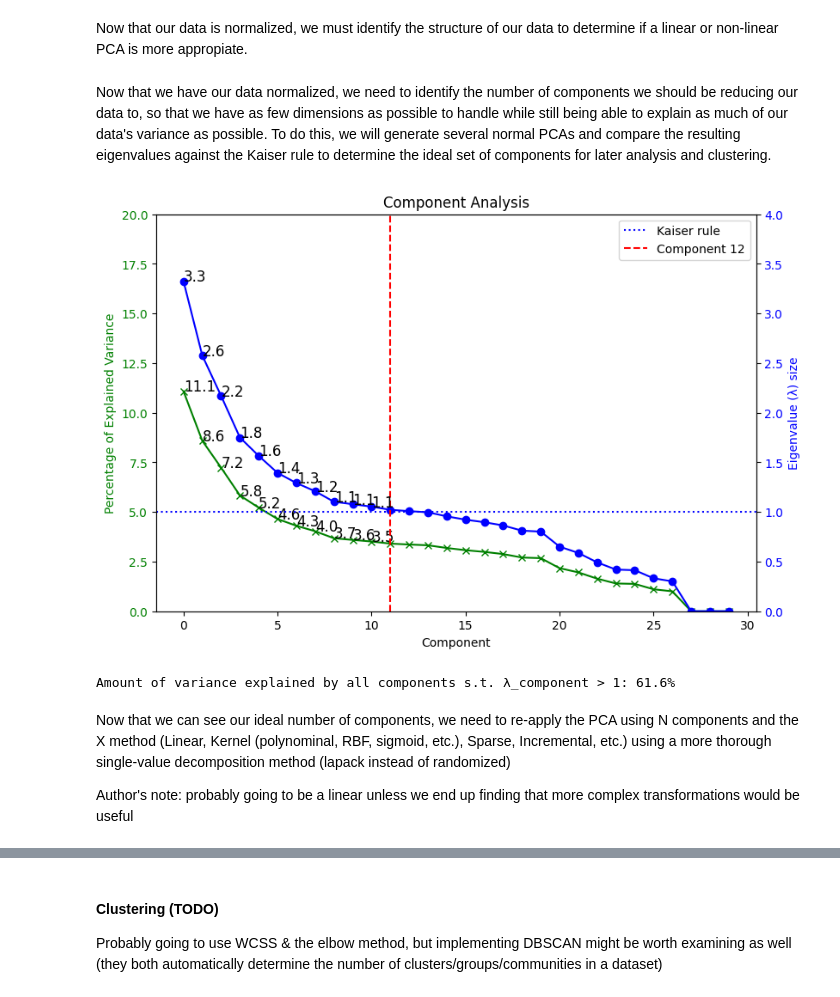
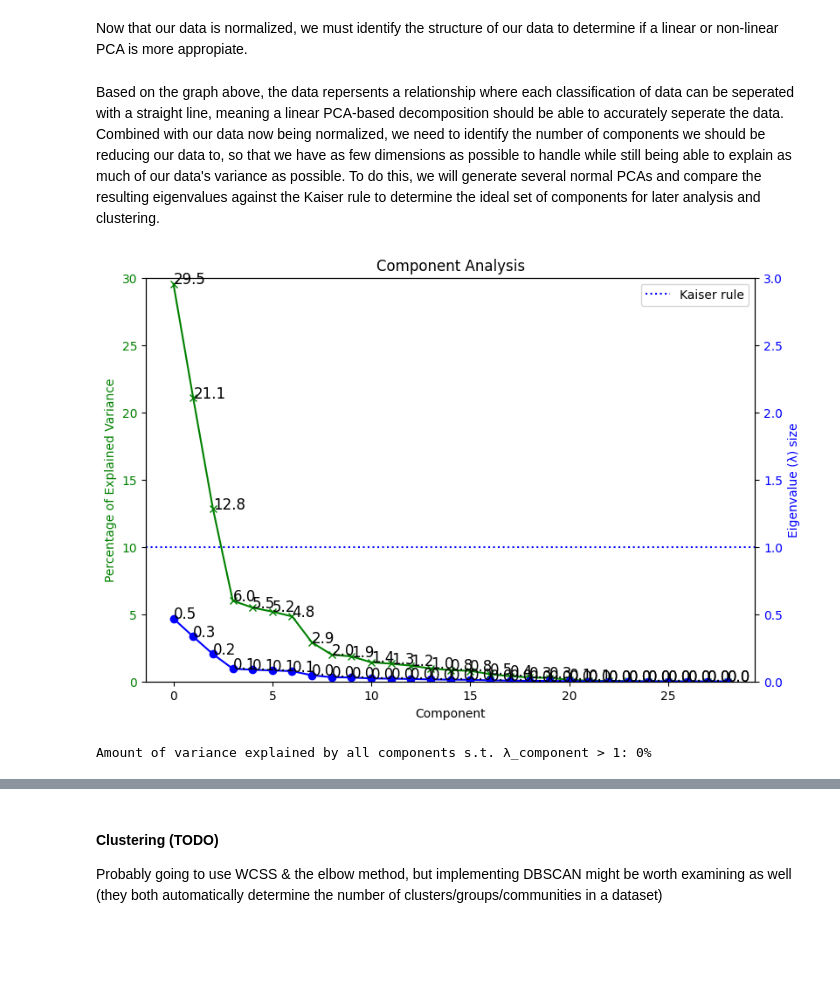
Before and after one commit to cwali09/ML-Lab-1, a Jupyter notebook: main.ipynb, the cells around one changed output, grey strips where cells are left out. Drawn from its saved outputs; the diff is of its cells as text; code cells hidden in the pictures; blank space fills up the shorter version.

Commit message:
Improve data cleaning, norm, PCA computation

```diff
--- a/main.ipynb
+++ b/main.ipynb
@@ -266,5 +266,7 @@ plt.show()
 TODO (Bryce): Add some analysis once our other methods for dimension reduction are implemented
 # %%
 from scipy.stats import zscore
+from sklearn.preprocessing import MinMaxScaler
 #TODO (Bryce): Potentially add some extra scaling/normalization features.
-df_normalized = zscore(df, axis=1)
+df_normalized = pd.DataFrame(MinMaxScaler().fit_transform(df), columns=df.columns)
+df_normalized.astype("float32", copy=False).dtypes # Move to half-precision floats for speed
@@ -271,52 +291,49 @@ df_normalized = zscore(df, axis=1)
 # %% [markdown]
 Now that our data is normalized, we must identify the structure of our data to determine if a linear or non-linear PCA is more appropiate.
 # %% [markdown]
-Now that we have our data normalized, we need to identify the number of components we should be reducing our data to, so that we have as few dimensions as possible to handle while still being able to explain as much of our data's variance as possible. To do this, we will generate several normal PCAs and compare the resulting eigenvalues against the Kaiser rule to determine the ideal set of components for later analysis and clustering.
+Based on the graph above, the data repersents a relationship where each classification of data can be seperated with a straight line, meaning a linear PCA-based decomposition should be able to accurately seperate the data. Combined with our data now being normalized, we need to identify the number of components we should be reducing our data to, so that we have as few dimensions as possible to handle while still being able to explain as much of our data's variance as possible. To do this, we will generate several normal PCAs and compare the resulting eigenvalues against the Kaiser rule to determine the ideal set of components for later analysis and clustering.
 # %%
 import matplotlib.pyplot as plt
 from sklearn.decomposition import PCA
 
-pca = PCA(n_components=df_normalized.shape[1])
-pca.fit(df_normalized)
+pca = PCA(n_components=df_normalized.shape[1], svd_solver="full")
+pca.fit_transform(df_normalized)
 
 color_var = "#008000"
 color_eig = "#0000FF"
+cutoff = 1
 fig, ax_var = plt.subplots(figsize=(9,6))
 ax_eig = ax_var.twinx()
 ax_var.set_xlabel("Component")
 ax_var.set_title("Component Analysis")
-ax_var.set_ylim(0, 20)
-ax_eig.set_ylim(0, 4)
-cutoff = 1
+ax_var.set_ylim(0, 30)
+ax_eig.set_ylim(0, 3)
 
 ax_var.plot(pca.explained_variance_ratio_ * 100, marker="x", color=color_var)
 ax_var.set_ylabel('Percentage of Explained Variance', color=color_var)
 ax_var.tick_params(axis="y", labelcolor=color_var)
 
 ax_eig.plot(pca.explained_variance_, marker="o", color=color_eig)
 ax_eig.set_ylabel("Eigenvalue (λ) size", color=color_eig)
 ax_eig.tick_params(axis="y", labelcolor=color_eig)
 ax_eig.axhline(y=cutoff, linestyle=":", label="Kaiser rule", color=color_eig)
 
 intersection = np.argwhere(np.diff(np.sign(cutoff - pca.explained_variance_))).flatten()
 if len(intersection) == 0:
-    num_components = len(final_pca.explained_variance_)
+    num_components = len(pca.explained_variance_)
 else:
     num_components = intersection[0] - 1
     ax_eig.axvline(x=num_components, linestyle="dashed", label="Component %d" %(num_components + 1), color="red")
 sum = 0
 for index in range(num_components):
-    sum = sum + (pca.explained_variance_ratio_[index] * 100).round(1)
+    if(len(intersection) > 0):
+        sum = sum + (pca.explained_variance_ratio_[index] * 100).round(1)
     ax_var.text(index, pca.explained_variance_ratio_[index] * 100, (pca.explained_variance_ratio_[index] * 100).round(1), size=12)
     ax_eig.text(index, pca.explained_variance_[index], pca.explained_variance_[index].round(1), size=12)
 
 ax_eig.legend(loc="upper right")
 plt.show()
 print("Amount of variance explained by all components s.t. λ_component > 1: " + str(sum) + "%")
 # %% [output]
-[figure, old version]
+[figure, new version]
-Amount of variance explained by all components s.t. λ_component > 1: 61.6%
+Amount of variance explained by all components s.t. λ_component > 1: 0%
-# %% [markdown]
-Now that we can see our ideal number of components, we need to re-apply the PCA using N components and the X method (Linear, Kernel (polynominal, RBF, sigmoid, etc.), Sparse, Incremental, etc.) using a more thorough single-value decomposition method (lapack instead of randomized)
-
-Author's note: probably going to be a linear unless we end up finding that more complex transformations would be useful
```
Also changed, not shown: parts of 3 cells of this notebook.
